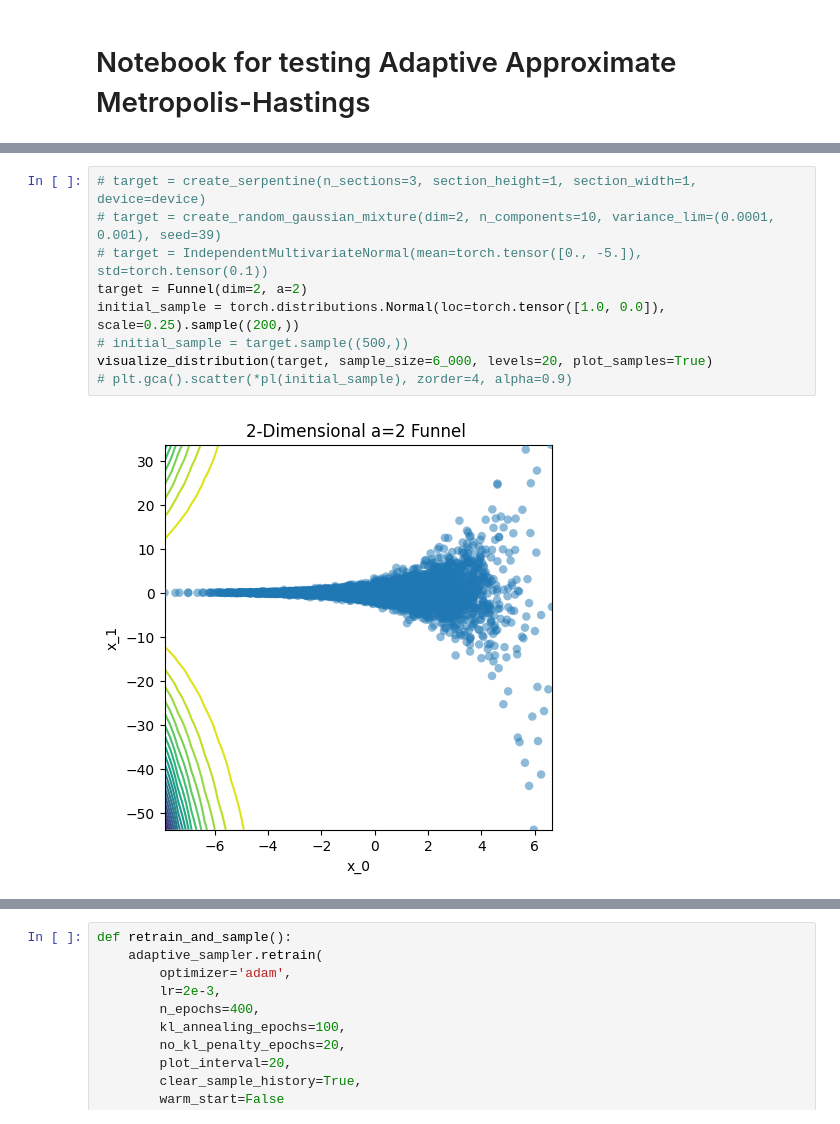
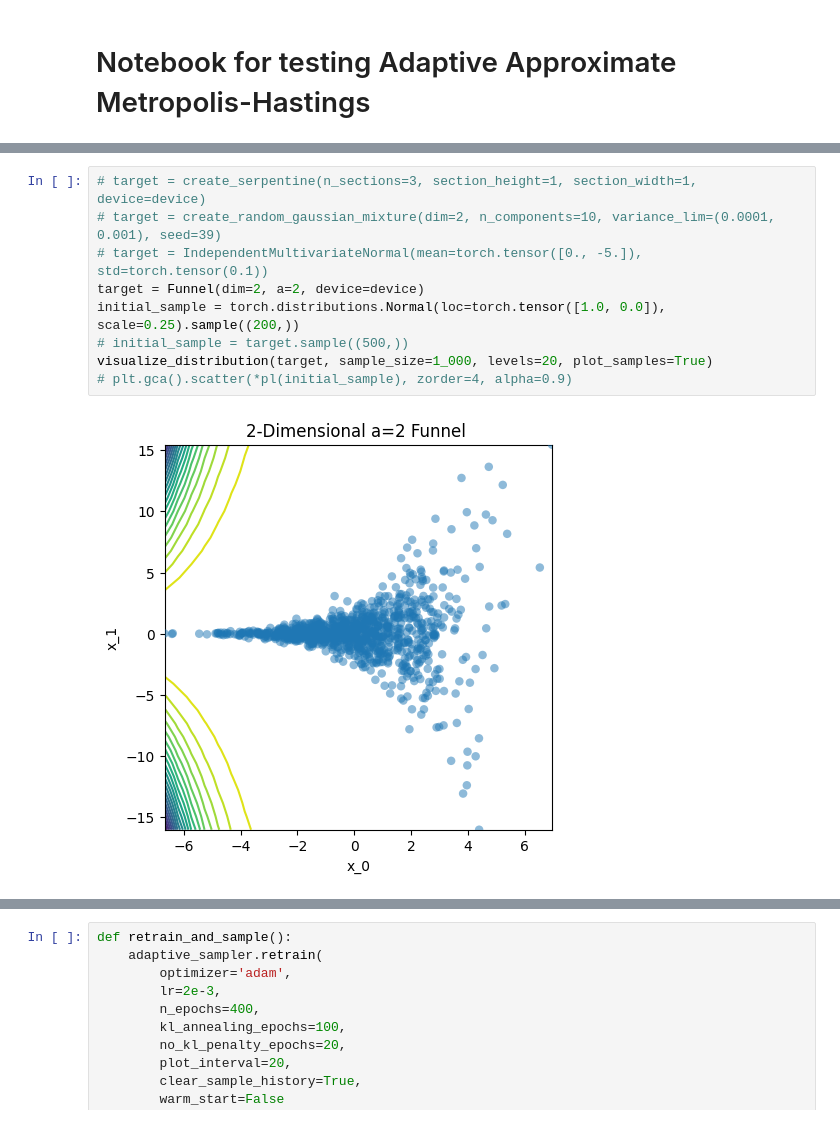
Before and after one commit to xapq/approximate-metropolis-hastings, a Jupyter notebook: notebooks/AdaptiveMH.ipynb, the cells around one changed output, grey strips where cells are left out. Drawn from its saved outputs; the diff is of its cells as text.

```diff
--- a/notebooks/AdaptiveMH.ipynb
+++ b/notebooks/AdaptiveMH.ipynb
@@ -18,14 +18,14 @@ device: cpu
 # %%
 # target = create_serpentine(n_sections=3, section_height=1, section_width=1, device=device)
 # target = create_random_gaussian_mixture(dim=2, n_components=10, variance_lim=(0.0001, 0.001), seed=39)
 # target = IndependentMultivariateNormal(mean=torch.tensor([0., -5.]), std=torch.tensor(0.1))
-target = Funnel(dim=2, a=2)
+target = Funnel(dim=2, a=2, device=device)
 initial_sample = torch.distributions.Normal(loc=torch.tensor([1.0, 0.0]), scale=0.25).sample((200,))
 # initial_sample = target.sample((500,))
-visualize_distribution(target, sample_size=6_000, levels=20, plot_samples=True)
+visualize_distribution(target, sample_size=1_000, levels=20, plot_samples=True)
 # plt.gca().scatter(*pl(initial_sample), zorder=4, alpha=0.9)
 # %% [output]
-[figure, old version]
+[figure, new version]
 # %%
 vae = VAE(
     data_dim=target.dim,
```
Also changed, not shown: parts of 4 cells of this notebook, 5 other files.
